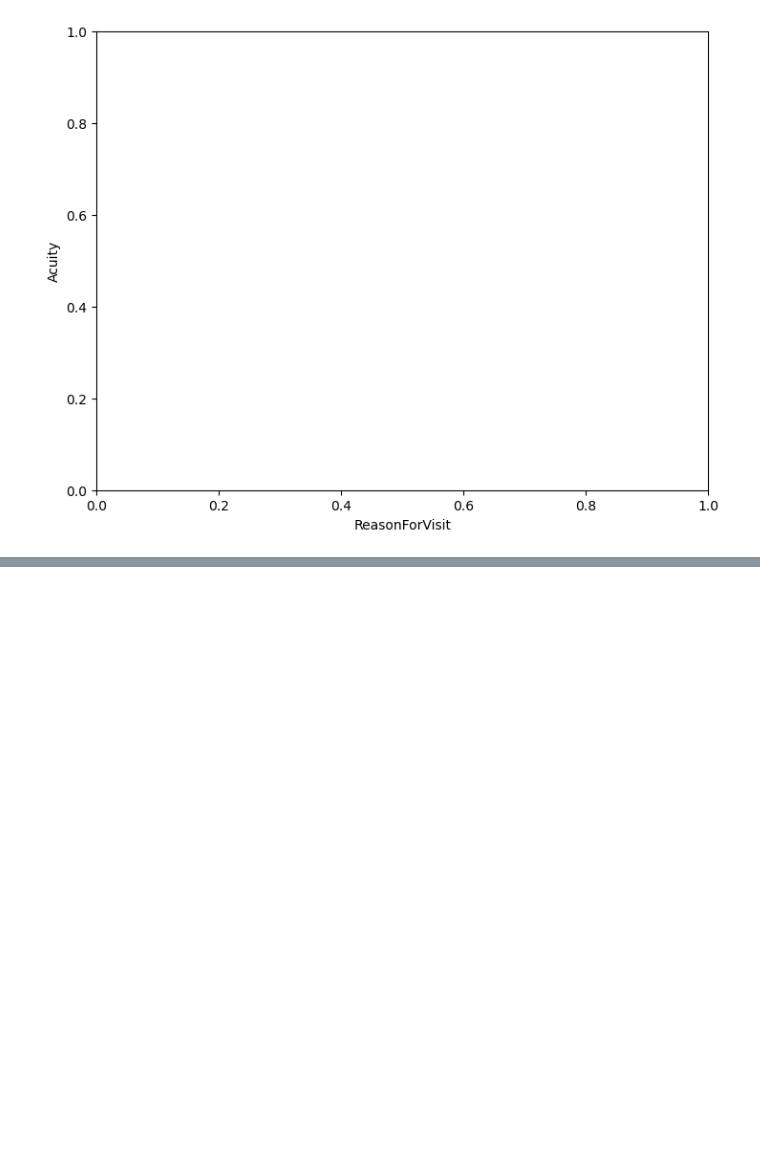
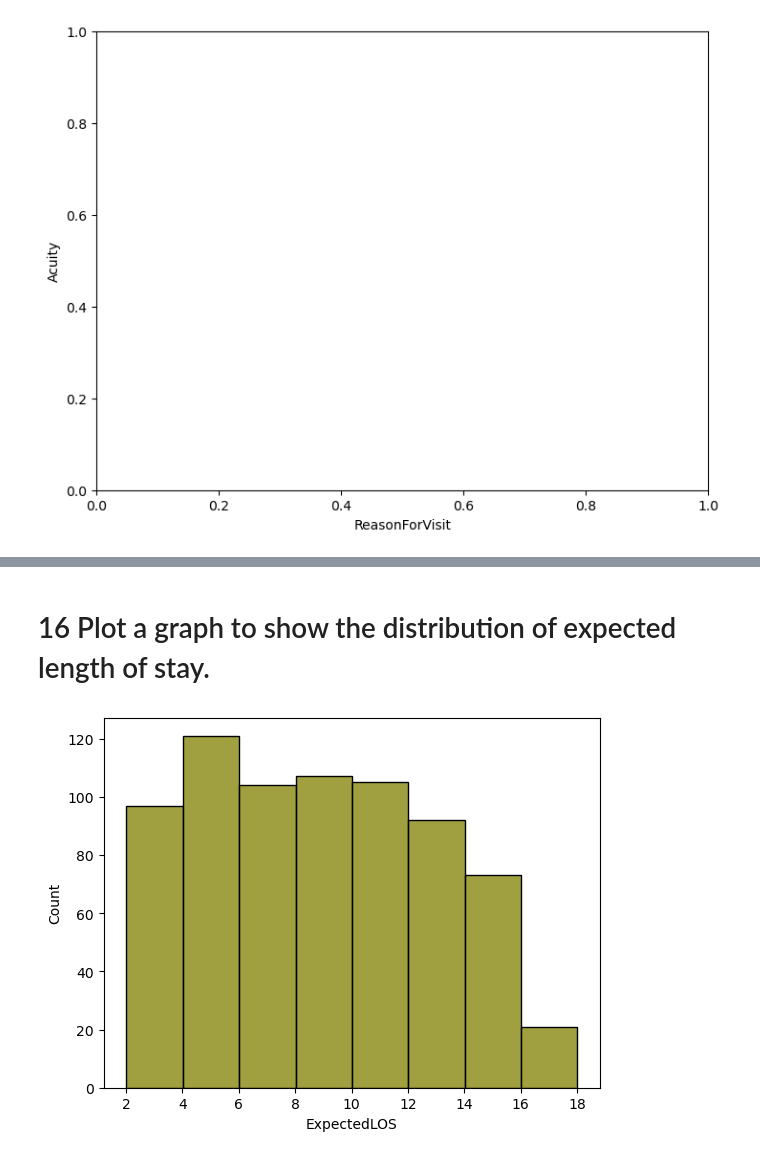
Before and after one commit to swatiguptacse/Team-6-Python-Peers, a Jupyter notebook: Team6-Questions1-20.ipynb, the cells around one changed output, grey strips where cells are left out. Cells and saved outputs as stored; diff of their text form; code cells hidden in the pictures; blank space fills up the shorter version.

```diff
--- a/Team6-Questions1-20.ipynb
+++ b/Team6-Questions1-20.ipynb
@@ -232,0 +268,7 @@ plt.show()
+# %% [markdown]
+# 16 Plot a graph to show the distribution of expected length of stay.
+# %%
+sns.histplot(RR['ExpectedLOS'], binwidth = 2, color ='Olive' )
+plt.show()
+# %% [output]
+[figure, added]
```
Also changed, not shown: parts of 12 cells of this notebook.
